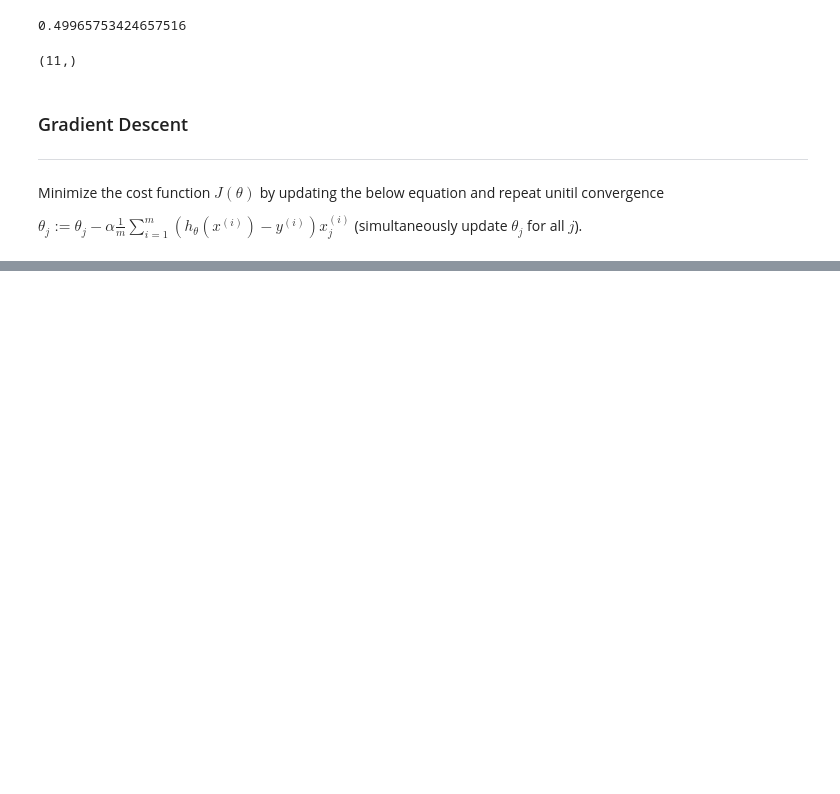
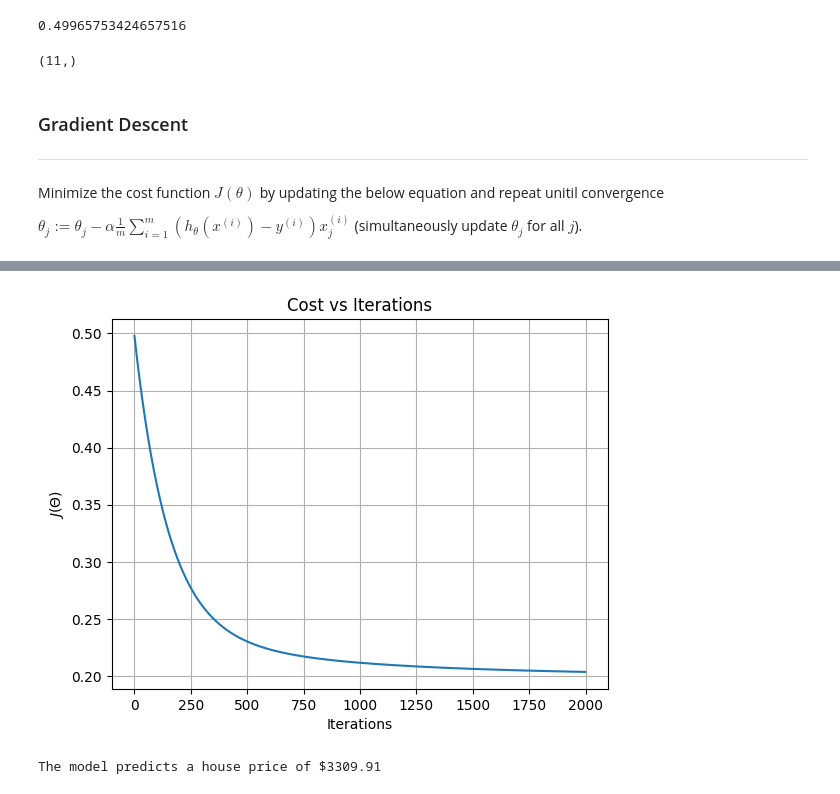
Before and after one commit to am-eric/Cousera-projects, a Jupyter notebook: Multi_variate_Linear_Regression.ipynb, the cells around one changed output, grey strips where cells are left out. Saved outputs shown, nothing was run; the diff lists cells and outputs as text; code cells hidden in the pictures; blank space fills up the shorter version.

```diff
--- a/Multi_variate_Linear_Regression.ipynb
+++ b/Multi_variate_Linear_Regression.ipynb
@@ -56,6 +56,6 @@ X
 # %%
-y = df.iloc[:, -1]
-y = y.values.reshape(-1)
+y = df.iloc[:, -1].values
+
 y
 # %% [output]
 array([ 1.00240003,  1.00240003,  1.00240003, ...,  1.00240003,
@@ -92,8 +78,5 @@ X10 = X['GarageArea'].values
-# %%
-# Assuming X contains 10 features (X1, X2, ..., X10), and they are already normalized
-# X should have a shape of (m, 11), where m is the number of samples
-# The first column of X should be all 1's for the intercept term
-X = np.c_[np.ones((len(X), 1)), X1, X2, X3, X4, X5, X6, X7, X8, X9, X10]
+# %%
+X = np.c_[np.ones((len(X), 1)), X]
 # %%
 #theta array to have the shape (11, 1) to account for the 11 parameters:
 #one for the intercept and 10 for the coefficients of the 10 independent variables.
@@ -125,7 +108,7 @@ def gradient_descent(X, y, theta, alpha, iterations):
     return theta, costs
 # %%
 # Now, run the gradient_descent function
-theta = np.zeros(11)
-theta, costs = gradient_descent(X, y, theta, alpha=0.01, iterations=2000)
+theta = np.zeros(X.shape[1])
+theta, costs = gradient_descent(X, y, theta, alpha=0.001, iterations=2000)
 print("h(x) = {} + {}x1".format(str(round(theta[0], 2)), str(round(theta[1], 2))))
 # %% [output]
@@ -135,0 +122,12 @@ print(y.shape)
+# %%
+# Plot the cost function against the number of iterations
+import matplotlib.pyplot as plt
+plt.plot(costs)
+
+plt.xlabel('Iterations')
+plt.ylabel('$J(\\Theta)$')
+plt.title('Cost vs Iterations')
+plt.grid(True)
+plt.show()
+# %% [output]
+[figure, added]
@@ -135,0 +138,12 @@ print(y.shape)
+# %%
+sample_features = np.array([1, 10000, 7, 5, 2000, 2, 3, 7, 2, 500])
+
+# Adding a 1 as the first element to account for the intercept term
+sample_features_with_intercept = np.insert(sample_features, 0, 5)
+
+# Use the predict function to get the predicted price
+predicted_price = predict(sample_features_with_intercept, theta)
+
+print("The model predicts a house price of ${:.2f}".format(predicted_price))
+# %% [output]
+The model predicts a house price of $3309.91
```
Also changed, not shown: parts of 5 cells of this notebook.
